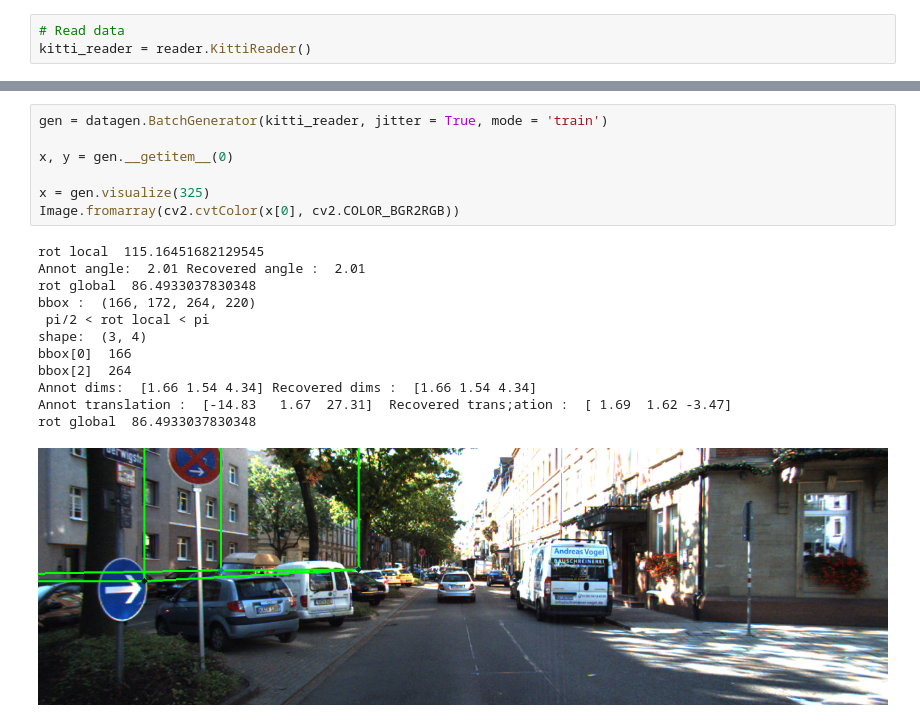
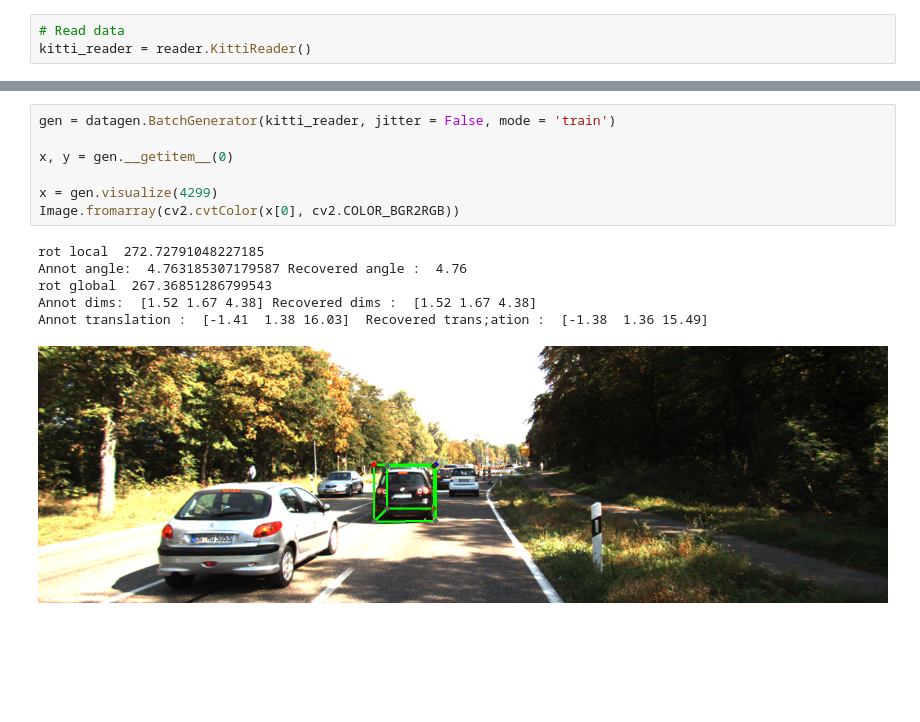
Before and after one commit to yoyomolinas/deep-threed-box, a Jupyter notebook: train.ipynb, the cells around one changed output, grey strips where cells are left out. Drawn from its saved outputs; the diff is of its cells as text; blank space fills up the shorter version.

```diff
--- a/train.ipynb
+++ b/train.ipynb
@@ -39,20 +36,14 @@ angle: 115.16451682129545
 # %%
-gen = datagen.BatchGenerator(kitti_reader, jitter = True, mode = 'train')
+gen = datagen.BatchGenerator(kitti_reader, jitter = False, mode = 'train')
 
 x, y = gen.__getitem__(0)
 
-x = gen.visualize(325)
+x = gen.visualize(4299)
 Image.fromarray(cv2.cvtColor(x[0], cv2.COLOR_BGR2RGB))
 # %% [output]
-rot local  115.16451682129545
-Annot angle:  2.01 Recovered angle :  2.01
-rot global  86.4933037830348
-bbox :  (166, 172, 264, 220)
- pi/2 < rot local < pi
-shape:  (3, 4)
-bbox[0]  166
-bbox[2]  264
-Annot dims:  [1.66 1.54 4.34] Recovered dims :  [1.66 1.54 4.34]
-Annot translation :  [-14.83   1.67  27.31]  Recovered trans;ation :  [ 1.69  1.62 -3.47]
-rot global  86.4933037830348
+rot local  272.72791048227185
+Annot angle:  4.763185307179587 Recovered angle :  4.76
+rot global  267.36851286799543
+Annot dims:  [1.52 1.67 4.38] Recovered dims :  [1.52 1.67 4.38]
+Annot translation :  [-1.41  1.38 16.03]  Recovered trans;ation :  [-1.38  1.36 15.49]
-[figure, old version]
+[figure, new version]
```
Also changed, not shown: parts of 1 cell of this notebook, 3 other files.
